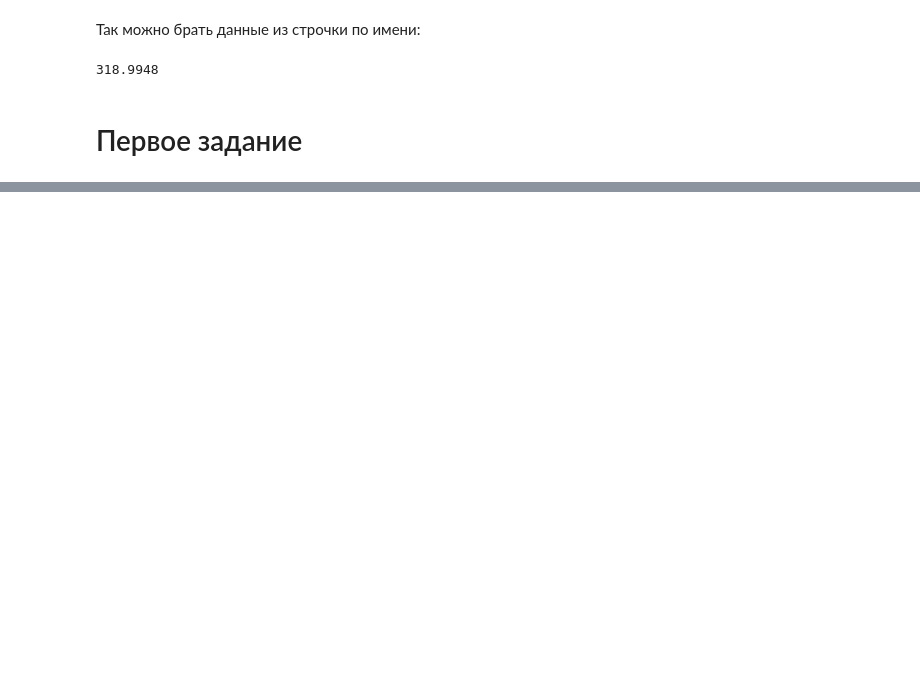
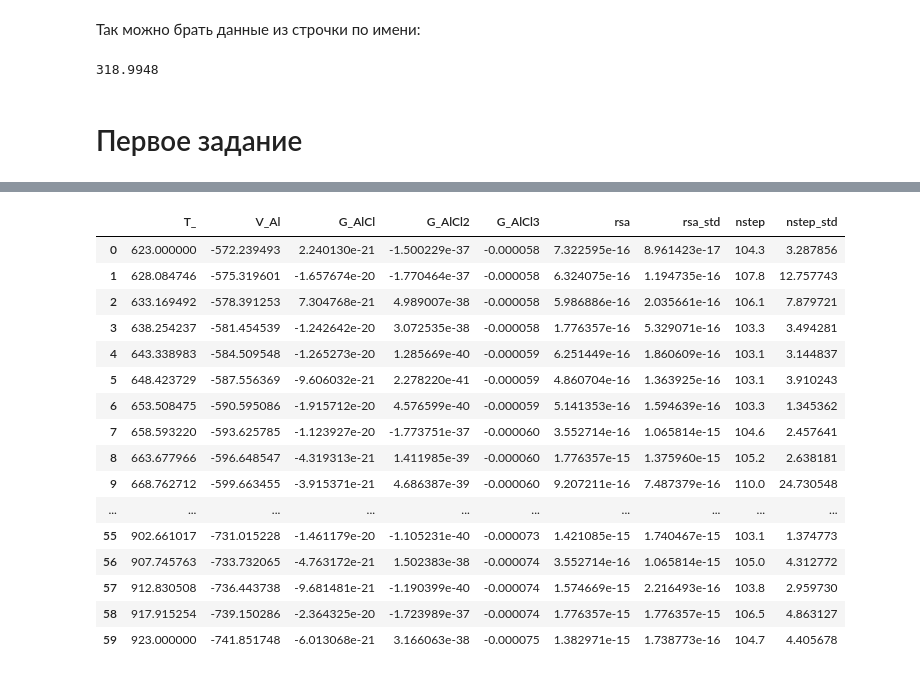
Before and after one commit to zerogerc/algan_modeling, a Jupyter notebook: Modeling.ipynb, the cells around one changed output, grey strips where cells are left out. Cells and saved outputs as stored; diff of their text form; code cells hidden in the pictures; blank space fills up the shorter version.

```diff
--- a/Modeling.ipynb
+++ b/Modeling.ipynb
@@ -39,8 +46,7 @@ print(row_data.loc['AlCl'].f1)
 318.9948
 # %%
 # Constants
-# TODO проверить такая ли константа для всех формул
-R = 8.314 # Дж/(кмоль*К)
+R = 8314 # Дж/(кмоль*К)
 
 # Распределение веществ по твердым, жидким и газообазным
 solid = {'Al', 'AlN', 'GaN'}
@@ -140,0 +197,60 @@ calcPg('N2')
+# %%
+# benchmark
+Ts = np.linspace(350, 650, 60) + 273
+nruns = 10
+sigma = 0.01
+p = calcPg('HCl') + calcPg('N2')
+newton_benchmark = pd.DataFrame(columns=['T_', 'V_Al', 'G_AlCl', 'G_AlCl2', 'G_AlCl3',
+                                         'rsa', 'rsa_std', 'nstep', 'nstep_std'])
+targets = ['AlCl', 'AlCl2', 'AlCl3']
+for k, T in tqdm(list(enumerate(Ts))):
+    sols = np.zeros((nruns, 5))
+    rsa = np.zeros(nruns)
+    nstep = np.zeros(nruns)
+    for i in range(nruns):
+        sols[i], rsa[i], nstep[i] = newton_solve(T)
+    sol_std = sols.std(0)
+    solution = sols.mean(0)
+    rsa_std = rsa.std()
+    rsa = rsa.mean()
+    nstep_std = nstep.std()
+    nstep = nstep.mean()
+    # G_i
+    G = {}
+    Pe = dict(zip(map(str, variables), solution))
+    for Gas in targets:
+        G[Gas] = calcDGas(Gas, T, p) * (calcPg(Gas) - Pe['p_' + Gas]) / (R * T * sigma)
+    pho = 2712.0
+    mu = row_data.loc['Al'].mu
+    V = (G['AlCl'] + G['AlCl2'] + G['AlCl3']) * (mu / pho) * 1e9
+    newton_benchmark.loc[k] = {
+        'T_': T,
+        'V_Al': V,
+        'G_AlCl': G['AlCl'],
+        'G_AlCl2': G['AlCl2'],
+        'G_AlCl3': G['AlCl3'],
+        'rsa': rsa,
+        'rsa_std': rsa_std,
+        'nstep': nstep,
+        'nstep_std': nstep_std
+    }
+# %%
+newton_benchmark
+# %% [output]
+|  | T_ | V_Al | G_AlCl | G_AlCl2 | G_AlCl3 | rsa | rsa_std | nstep | nstep_std |
+| 0 | 623.000000 | -572.239493 | 2.240130e-21 | -1.500229e-37 | -0.000058 | 7.322595e-16 | 8.961423e-17 | 104.3 | 3.287856 |
+| 1 | 628.084746 | -575.319601 | -1.657674e-20 | -1.770464e-37 | -0.000058 | 6.324075e-16 | 1.194735e-16 | 107.8 | 12.757743 |
+| 2 | 633.169492 | -578.391253 | 7.304768e-21 | 4.989007e-38 | -0.000058 | 5.986886e-16 | 2.035661e-16 | 106.1 | 7.879721 |
+| 3 | 638.254237 | -581.454539 | -1.242642e-20 | 3.072535e-38 | -0.000058 | 1.776357e-16 | 5.329071e-16 | 103.3 | 3.494281 |
+| 4 | 643.338983 | -584.509548 | -1.265273e-20 | 1.285669e-40 | -0.000059 | 6.251449e-16 | 1.860609e-16 | 103.1 | 3.144837 |
+| 5 | 648.423729 | -587.556369 | -9.606032e-21 | 2.278220e-41 | -0.000059 | 4.860704e-16 | 1.363925e-16 | 103.1 | 3.910243 |
+| 6 | 653.508475 | -590.595086 | -1.915712e-20 | 4.576599e-40 | -0.000059 | 5.141353e-16 | 1.594639e-16 | 103.3 | 1.345362 |
+| 7 | 658.593220 | -593.625785 | -1.123927e-20 | -1.773751e-37 | -0.000060 | 3.552714e-16 | 1.065814e-15 | 104.6 | 2.457641 |
+| 8 | 663.677966 | -596.648547 | -4.319313e-21 | 1.411985e-39 | -0.000060 | 1.776357e-15 | 1.375960e-15 | 105.2 | 2.638181 |
+| 9 | 668.762712 | -599.663455 | -3.915371e-21 | 4.686387e-39 | -0.000060 | 9.207211e-16 | 7.487379e-16 | 110.0 | 24.730548 |
+| ... | ... | ... | ... | ... | ... | ... | ... | ... | ... |
+| 55 | 902.661017 | -731.015228 | -1.461179e-20 | -1.105231e-40 | -0.000073 | 1.421085e-15 | 1.740467e-15 | 103.1 | 1.374773 |
+| 56 | 907.745763 | -733.732065 | -4.763172e-21 | 1.502383e-38 | -0.000074 | 3.552714e-16 | 1.065814e-15 | 105.0 | 4.312772 |
+| 57 | 912.830508 | -736.443738 | -9.681481e-21 | -1.190399e-40 | -0.000074 | 1.574669e-15 | 2.216493e-16 | 103.8 | 2.959730 |
+| 58 | 917.915254 | -739.150286 | -2.364325e-20 | -1.723989e-37 | -0.000074 | 1.776357e-15 | 1.776357e-15 | 106.5 | 4.863127 |
+| 59 | 923.000000 | -741.851748 | -6.013068e-21 | 3.166063e-38 | -0.000075 | 1.382971e-15 | 1.738773e-16 | 104.7 | 4.405678 |
```
Also changed, not shown: parts of 9 cells of this notebook.
